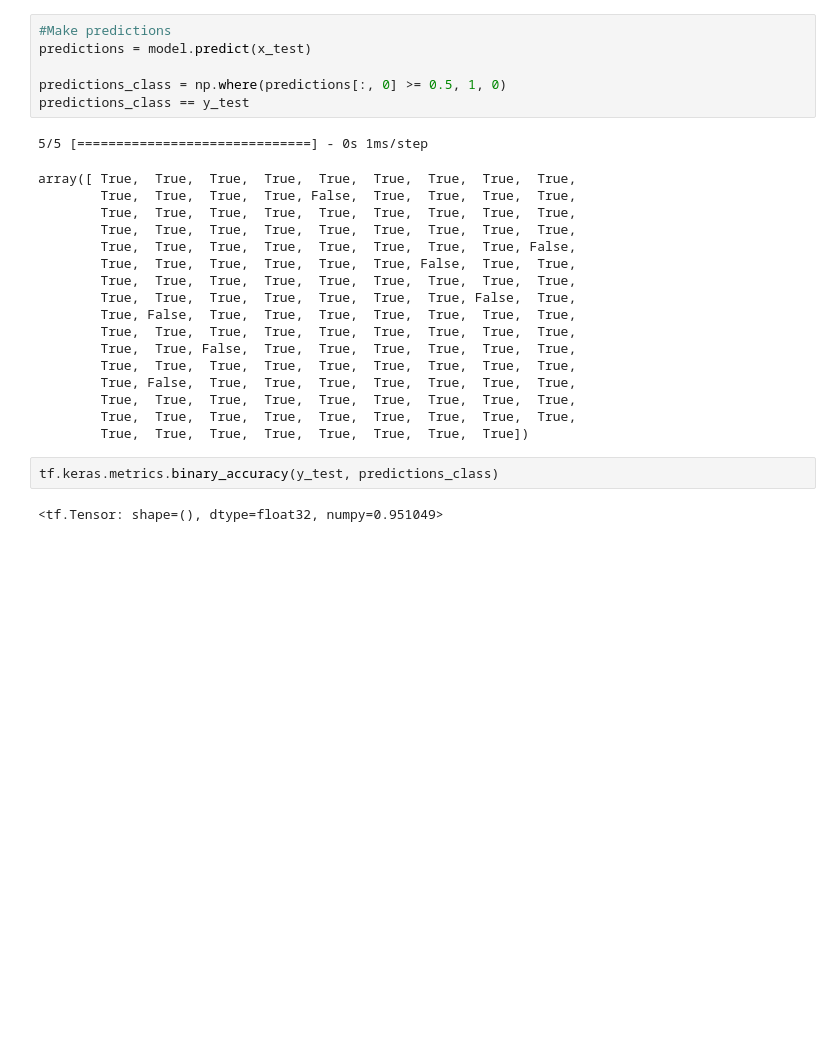
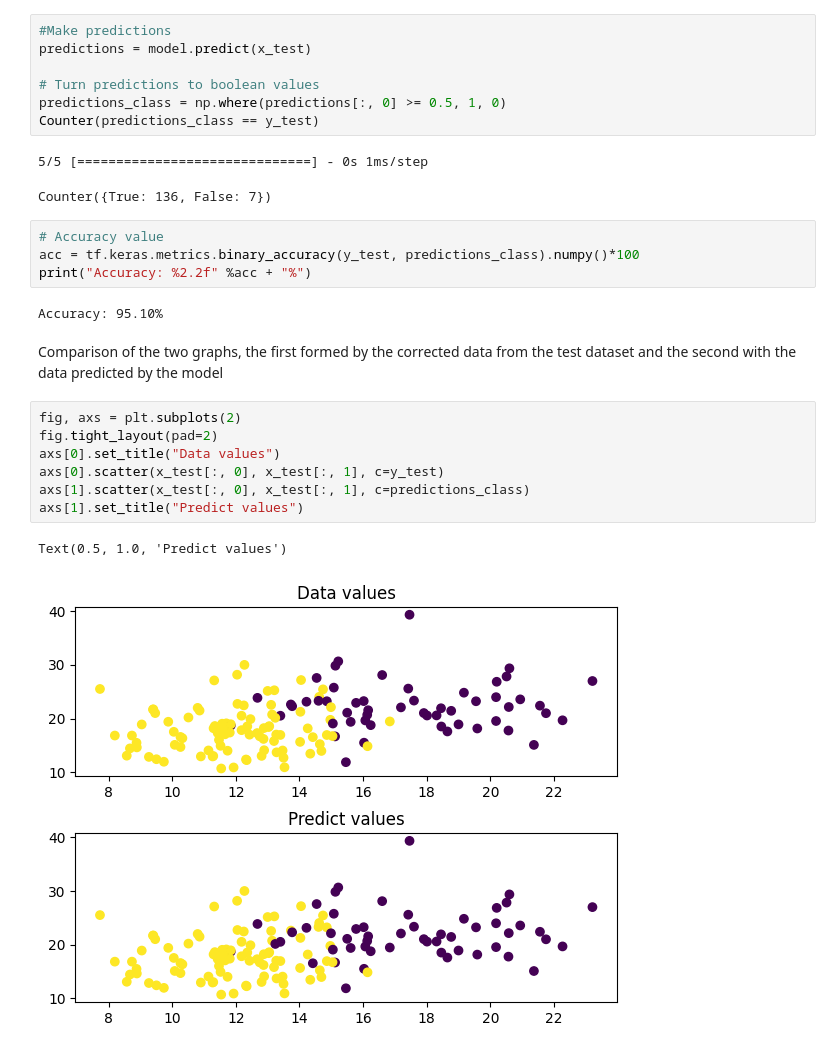
Before and after one commit to Giuto01/easy_classification, a Jupyter notebook: classification.ipynb, the cells around one changed output. Cells and saved outputs as stored; diff of their text form; blank space fills up the shorter version.

```diff
--- a/classification.ipynb
+++ b/classification.ipynb
@@ -74,27 +87,27 @@ Text(0.5, 1.0, 'Accuracy graph')
 #Make predictions
 predictions = model.predict(x_test)
 
+# Turn predictions to boolean values
 predictions_class = np.where(predictions[:, 0] >= 0.5, 1, 0)
-predictions_class == y_test
+Counter(predictions_class == y_test)
 # %% [output]
 5/5 [==============================] - 0s 1ms/step
-array([ True,  True,  True,  True,  True,  True,  True,  True,  True,
-        True,  True,  True,  True, False,  True,  True,  True,  True,
-        True,  True,  True,  True,  True,  True,  True,  True,  True,
-        True,  True,  True,  True,  True,  True,  True,  True,  True,
-        True,  True,  True,  True,  True,  True,  True,  True, False,
-        True,  True,  True,  True,  True,  True, False,  True,  True,
-        True,  True,  True,  True,  True,  True,  True,  True,  True,
-        True,  True,  True,  True,  True,  True,  True, False,  True,
-        True, False,  True,  True,  True,  True,  True,  True,  True,
-        True,  True,  True,  True,  True,  True,  True,  True,  True,
-        True,  True, False,  True,  True,  True,  True,  True,  True,
-        True,  True,  True,  True,  True,  True,  True,  True,  True,
-        True, False,  True,  True,  True,  True,  True,  True,  True,
-        True,  True,  True,  True,  True,  True,  True,  True,  True,
-        True,  True,  True,  True,  True,  True,  True,  True,  True,
-        True,  True,  True,  True,  True,  True,  True,  True])
+Counter({True: 136, False: 7})
-# %%
-tf.keras.metrics.binary_accuracy(y_test, predictions_class)
-# %% [output]
-<tf.Tensor: shape=(), dtype=float32, numpy=0.951049>
+# %%
+# Accuracy value
+acc = tf.keras.metrics.binary_accuracy(y_test, predictions_class).numpy()*100
+print("Accuracy: %2.2f" %acc + "%")
+# %% [output]
+Accuracy: 95.10%
+# %% [markdown]
+Comparison of the two graphs, the first formed by the corrected data from the test dataset and the second with the data predicted by the model
+# %%
+fig, axs = plt.subplots(2)
+fig.tight_layout(pad=2)
+axs[0].set_title("Data values")
+axs[0].scatter(x_test[:, 0], x_test[:, 1], c=y_test)
+axs[1].scatter(x_test[:, 0], x_test[:, 1], c=predictions_class)
+axs[1].set_title("Predict values")
+# %% [output]
+Text(0.5, 1.0, 'Predict values')
+[figure, added]
```
Also changed, not shown: parts of 8 cells of this notebook, 2 other files.
